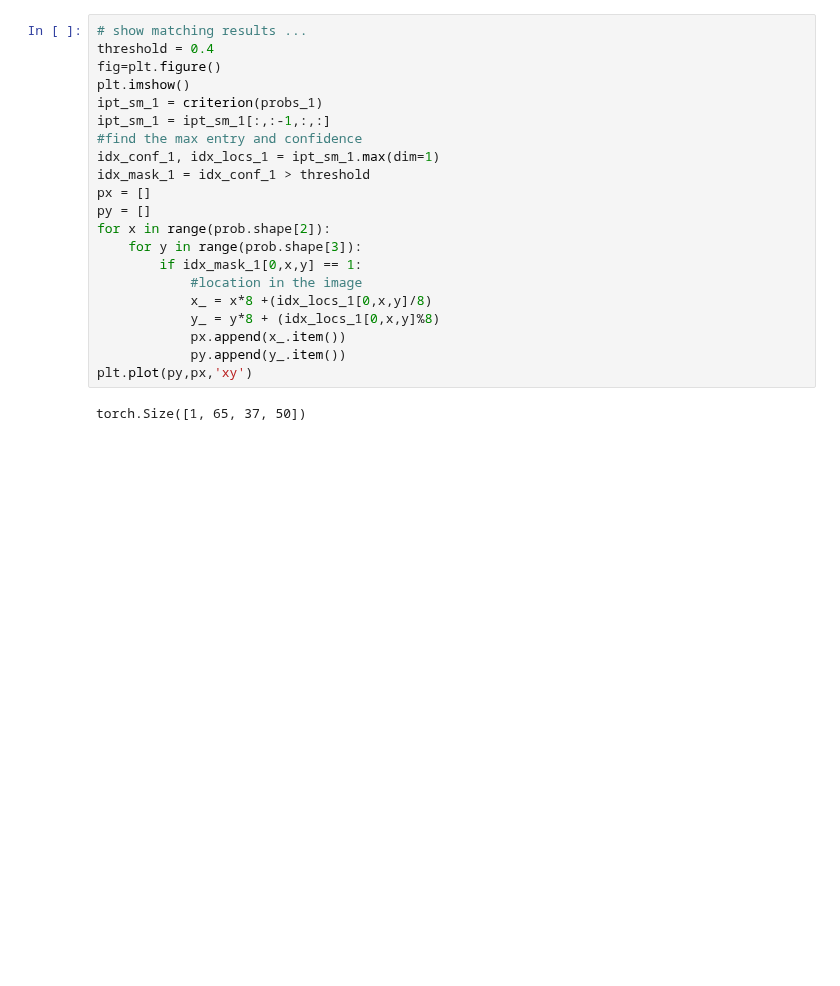
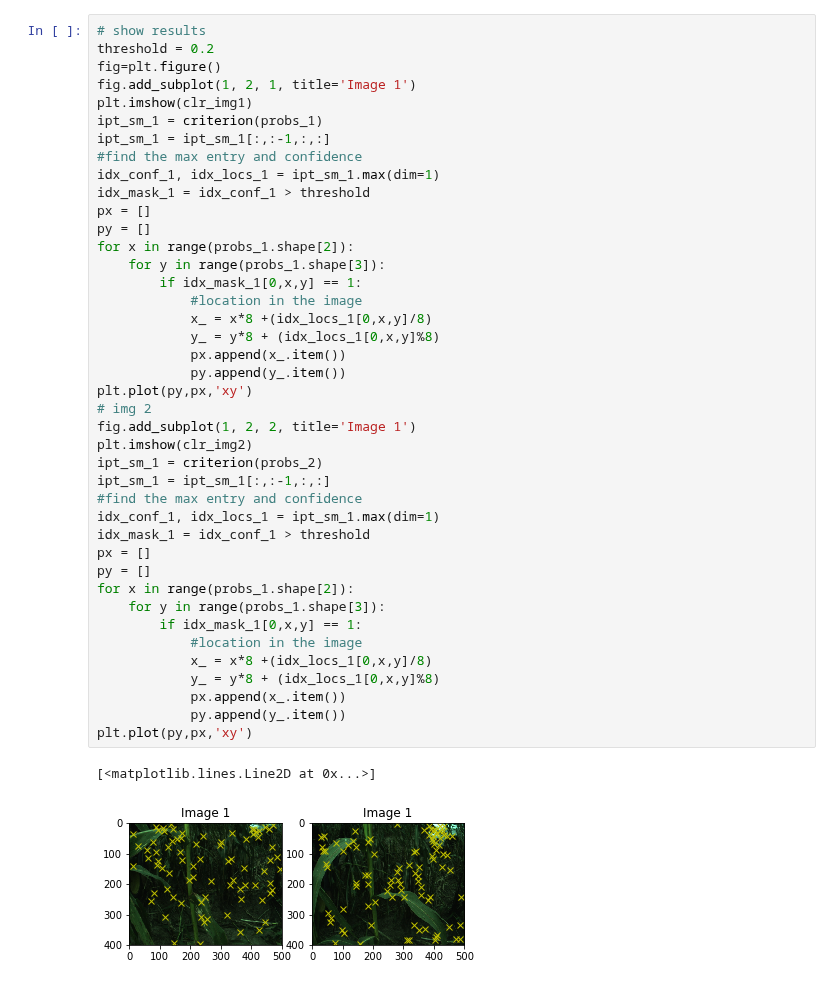
Before and after one commit to srini-cmu/specialized-superpoint, a Jupyter notebook: generate_matches.ipynb, the cells around one changed output. Cells and saved outputs as stored; diff of their text form; blank space fills up the shorter version.

```diff
--- a/generate_matches.ipynb
+++ b/generate_matches.ipynb
@@ -48,23 +77,44 @@ torch.Size([1, 256, 37, 50])
 # %%
-# show matching results ...
-threshold = 0.4
+# show results
+threshold = 0.2
 fig=plt.figure()
-plt.imshow()
+fig.add_subplot(1, 2, 1, title='Image 1')
+plt.imshow(clr_img1)
 ipt_sm_1 = criterion(probs_1)
 ipt_sm_1 = ipt_sm_1[:,:-1,:,:]
 #find the max entry and confidence
 idx_conf_1, idx_locs_1 = ipt_sm_1.max(dim=1)
 idx_mask_1 = idx_conf_1 > threshold
 px = []
 py = []
-for x in range(prob.shape[2]):
-    for y in range(prob.shape[3]):
+for x in range(probs_1.shape[2]):
+    for y in range(probs_1.shape[3]):
         if idx_mask_1[0,x,y] == 1:
             #location in the image
             x_ = x*8 +(idx_locs_1[0,x,y]/8)
             y_ = y*8 + (idx_locs_1[0,x,y]%8)
             px.append(x_.item())
             py.append(y_.item())
 plt.plot(py,px,'xy')
+# img 2
+fig.add_subplot(1, 2, 2, title='Image 1')
+plt.imshow(clr_img2)
+ipt_sm_1 = criterion(probs_2)
+ipt_sm_1 = ipt_sm_1[:,:-1,:,:]
+#find the max entry and confidence
+idx_conf_1, idx_locs_1 = ipt_sm_1.max(dim=1)
+idx_mask_1 = idx_conf_1 > threshold
+px = []
+py = []
+for x in range(probs_1.shape[2]):
+    for y in range(probs_1.shape[3]):
+        if idx_mask_1[0,x,y] == 1:
+            #location in the image
+            x_ = x*8 +(idx_locs_1[0,x,y]/8)
+            y_ = y*8 + (idx_locs_1[0,x,y]%8)
+            px.append(x_.item())
+            py.append(y_.item())
+plt.plot(py,px,'xy')
 # %% [output]
-torch.Size([1, 65, 37, 50])
+[<matplotlib.lines.Line2D at 0x...>]
+[figure, added]
```
Also changed, not shown: parts of 5 cells of this notebook, 1 other file.
